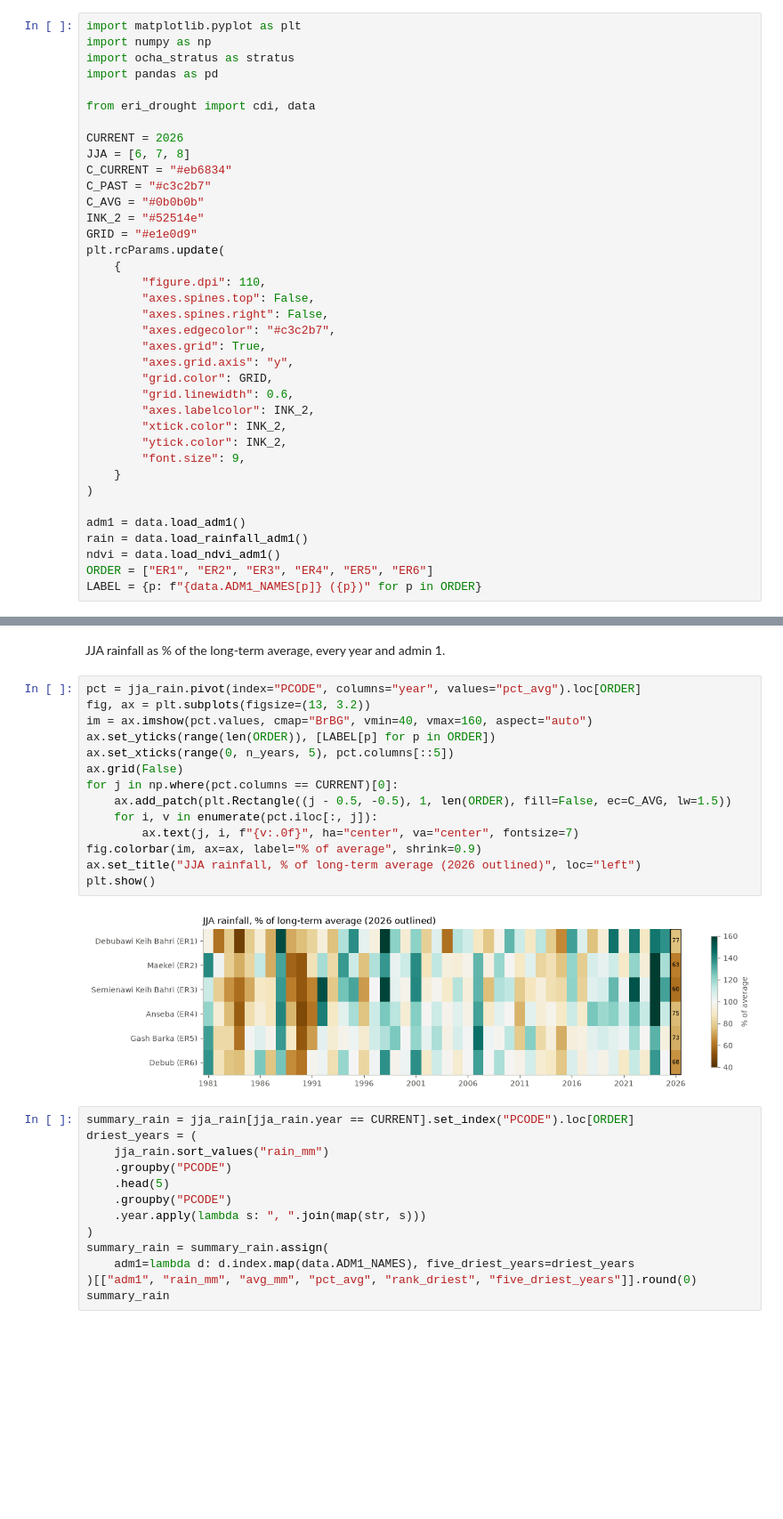
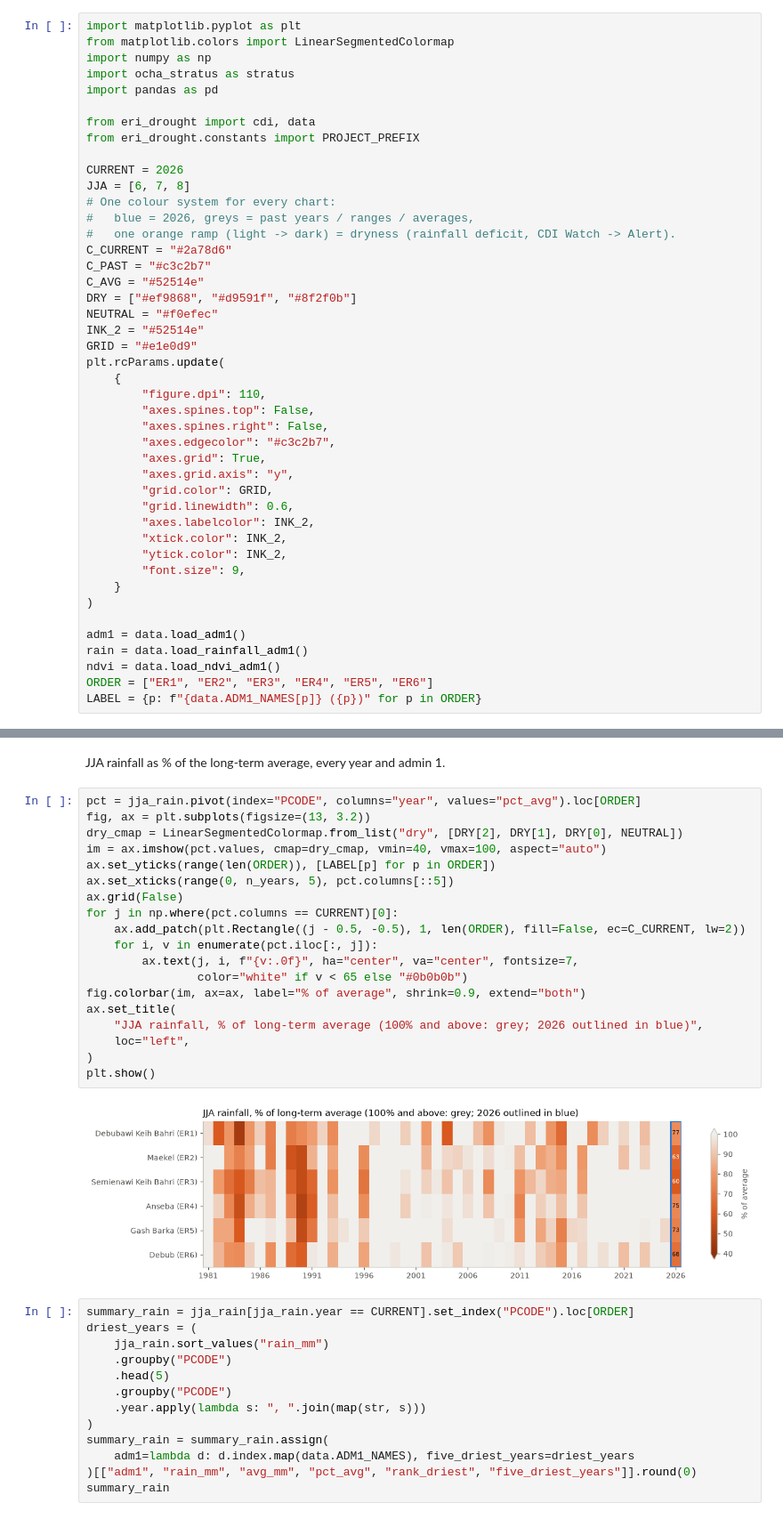
Before and after one commit to OCHA-DAP/ds-eri-drought, a Jupyter notebook: notebooks/01_jja_season_2026.ipynb, the cells around one changed output, grey strips where cells are left out. Shown at 89% size. Saved outputs shown, nothing was run; the diff lists cells and outputs as text; blank space fills up the shorter version.

Commit message:
Save Eritrea CDI COGs to blob, add JJA 2026 CDI maps, unify chart colours
Co-Authored-By: Claude Opus 5.5 <noreply@anthropic.com>

```diff
--- a/notebooks/01_jja_season_2026.ipynb
+++ b/notebooks/01_jja_season_2026.ipynb
@@ -9,17 +9,24 @@ Season window: the 9 dekads from 1 June to 31 August (JJA). All JJA 2026 rainfal
 dekads are `final`; only the September 2026 dekads are `prelim`.
 # %%
 import matplotlib.pyplot as plt
+from matplotlib.colors import LinearSegmentedColormap
 import numpy as np
 import ocha_stratus as stratus
 import pandas as pd
 
 from eri_drought import cdi, data
+from eri_drought.constants import PROJECT_PREFIX
 
 CURRENT = 2026
 JJA = [6, 7, 8]
-C_CURRENT = "#eb6834"
+# One colour system for every chart:
+#   blue = 2026, greys = past years / ranges / averages,
+#   one orange ramp (light -> dark) = dryness (rainfall deficit, CDI Watch -> Alert).
+C_CURRENT = "#2a78d6"
 C_PAST = "#c3c2b7"
-C_AVG = "#0b0b0b"
+C_AVG = "#52514e"
+DRY = ["#ef9868", "#d9591f", "#8f2f0b"]
+NEUTRAL = "#f0efec"
 INK_2 = "#52514e"
 GRID = "#e1e0d9"
 plt.rcParams.update(
@@ -99,19 +106,24 @@ JJA rainfall as % of the long-term average, every year and admin 1.
 # %%
 pct = jja_rain.pivot(index="PCODE", columns="year", values="pct_avg").loc[ORDER]
 fig, ax = plt.subplots(figsize=(13, 3.2))
-im = ax.imshow(pct.values, cmap="BrBG", vmin=40, vmax=160, aspect="auto")
+dry_cmap = LinearSegmentedColormap.from_list("dry", [DRY[2], DRY[1], DRY[0], NEUTRAL])
+im = ax.imshow(pct.values, cmap=dry_cmap, vmin=40, vmax=100, aspect="auto")
 ax.set_yticks(range(len(ORDER)), [LABEL[p] for p in ORDER])
 ax.set_xticks(range(0, n_years, 5), pct.columns[::5])
 ax.grid(False)
 for j in np.where(pct.columns == CURRENT)[0]:
-    ax.add_patch(plt.Rectangle((j - 0.5, -0.5), 1, len(ORDER), fill=False, ec=C_AVG, lw=1.5))
+    ax.add_patch(plt.Rectangle((j - 0.5, -0.5), 1, len(ORDER), fill=False, ec=C_CURRENT, lw=2))
     for i, v in enumerate(pct.iloc[:, j]):
-        ax.text(j, i, f"{v:.0f}", ha="center", va="center", fontsize=7)
-fig.colorbar(im, ax=ax, label="% of average", shrink=0.9)
-ax.set_title("JJA rainfall, % of long-term average (2026 outlined)", loc="left")
+        ax.text(j, i, f"{v:.0f}", ha="center", va="center", fontsize=7,
+                color="white" if v < 65 else "#0b0b0b")
+fig.colorbar(im, ax=ax, label="% of average", shrink=0.9, extend="both")
+ax.set_title(
+    "JJA rainfall, % of long-term average (100% and above: grey; 2026 outlined in blue)",
+    loc="left",
+)
 plt.show()
 # %% [output]
-[figure, old version]
+[figure, new version]
 # %%
 summary_rain = jja_rain[jja_rain.year == CURRENT].set_index("PCODE").loc[ORDER]
 driest_years = (
```
Also changed, not shown: parts of 9 cells of this notebook, 5 other files.
